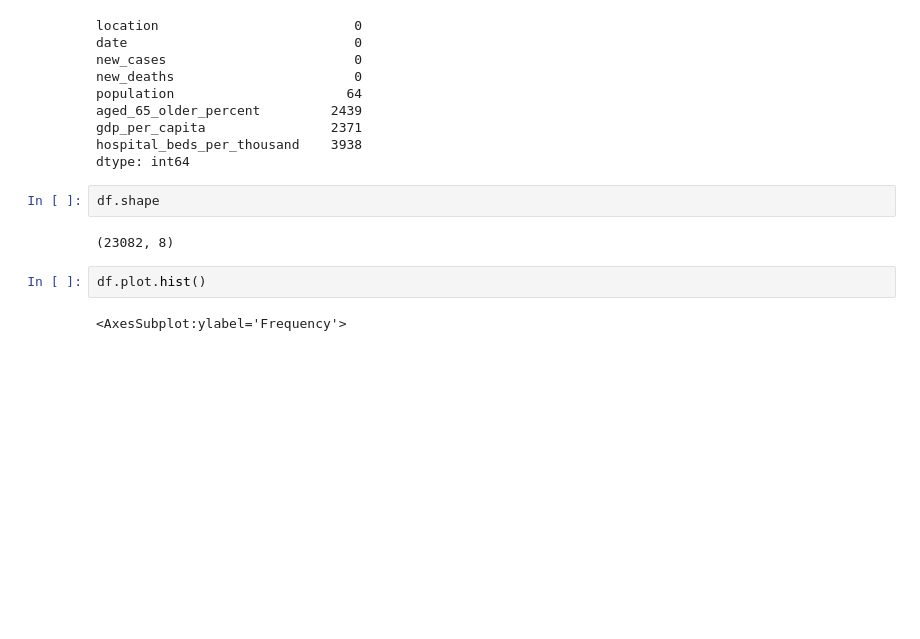
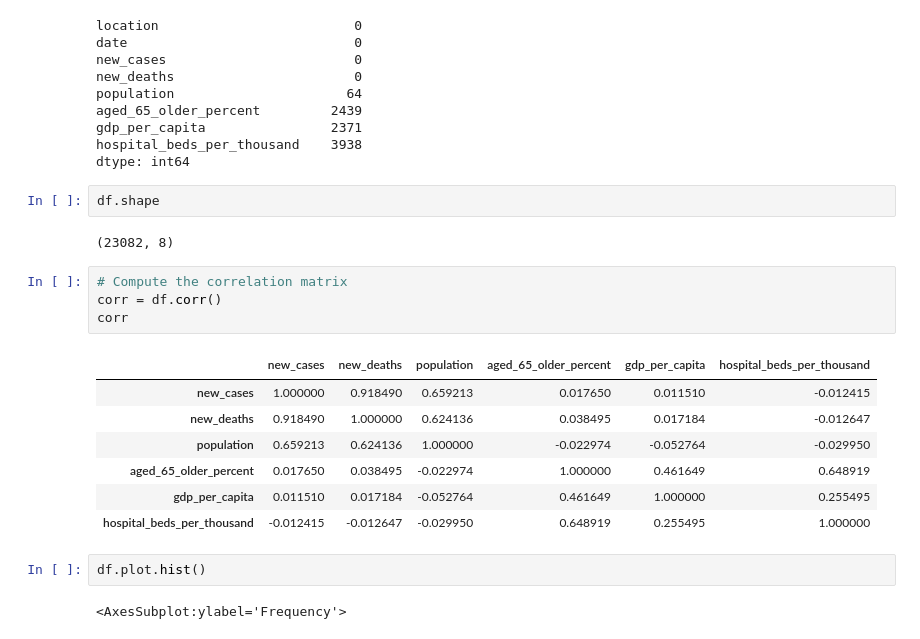
Before and after one commit to EnochAy/Turing-Data-Analytics_Science_Test, a Jupyter notebook: turing.ipynb, the cells around one changed output. Cells and saved outputs as stored; diff of their text form; blank space fills up the shorter version.

```diff
--- a/turing.ipynb
+++ b/turing.ipynb
@@ -62,6 +64,18 @@ dtype: int64
 df.shape
 # %% [output]
 (23082, 8)
+# %%
+# Compute the correlation matrix
+corr = df.corr()
+corr
+# %% [output]
+|  | new_cases | new_deaths | population | aged_65_older_percent | gdp_per_capita | hospital_beds_per_thousand |
+| new_cases | 1.000000 | 0.918490 | 0.659213 | 0.017650 | 0.011510 | -0.012415 |
+| new_deaths | 0.918490 | 1.000000 | 0.624136 | 0.038495 | 0.017184 | -0.012647 |
+| population | 0.659213 | 0.624136 | 1.000000 | -0.022974 | -0.052764 | -0.029950 |
+| aged_65_older_percent | 0.017650 | 0.038495 | -0.022974 | 1.000000 | 0.461649 | 0.648919 |
+| gdp_per_capita | 0.011510 | 0.017184 | -0.052764 | 0.461649 | 1.000000 | 0.255495 |
+| hospital_beds_per_thousand | -0.012415 | -0.012647 | -0.029950 | 0.648919 | 0.255495 | 1.000000 |
 # %%
 df.plot.hist()
 # %% [output]
```
Also changed, not shown: parts of 24 cells of this notebook.
